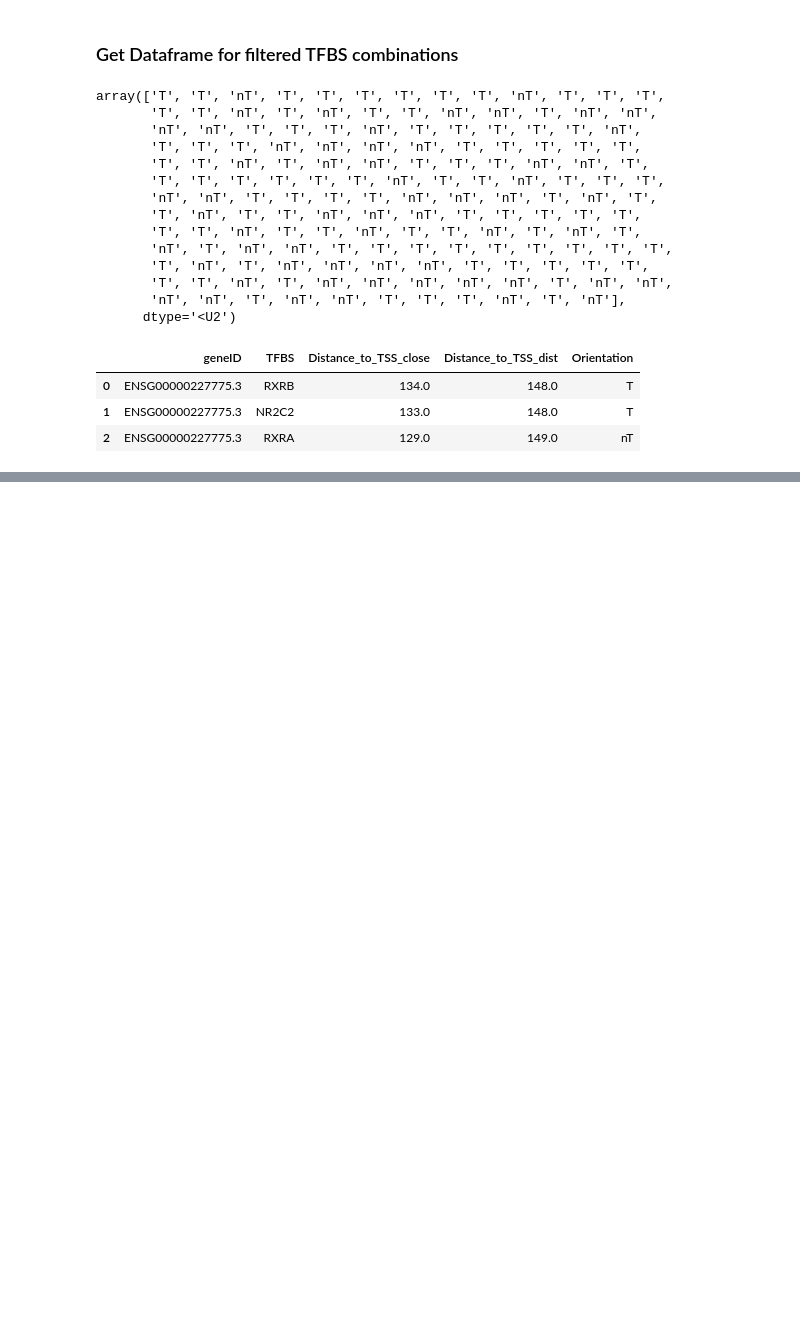
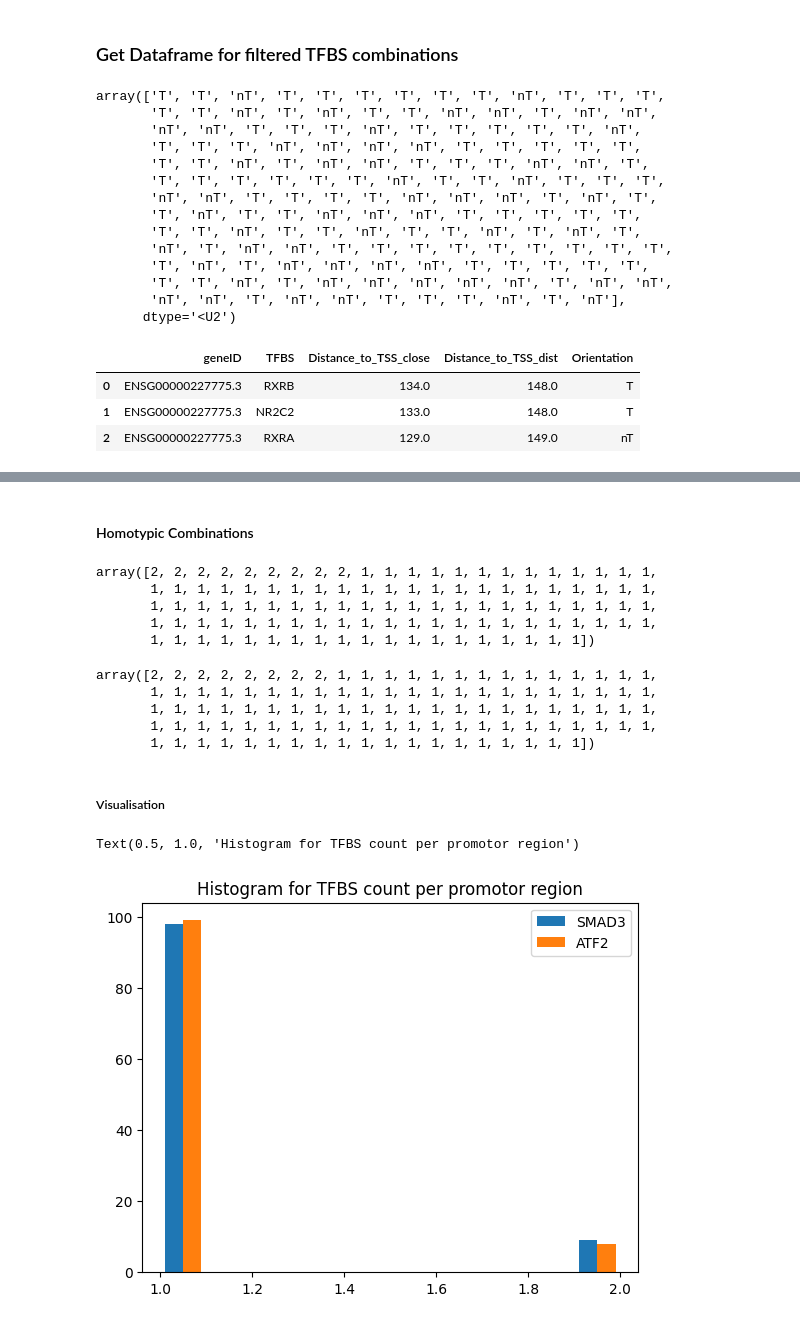
Before and after one commit to JulianMeigen/Bachelor, a Jupyter notebook: 4_Processing_TFBS_Combinations/TFBS_Combinations.ipynb, the cells around one changed output, grey strips where cells are left out. Drawn from its saved outputs; the diff is of its cells as text; code cells hidden in the pictures; blank space fills up the shorter version.

Commit message:
Homotpic combinations visualisation

```diff
--- a/4_Processing_TFBS_Combinations/TFBS_Combinations.ipynb
+++ b/4_Processing_TFBS_Combinations/TFBS_Combinations.ipynb
@@ -221,0 +248,3 @@ df_atf_smad.head(3)
+# %%
+df_atf_smad_prot = expand_tfbs_information_to_df(atf_smad_prot)
+df_atf_smad_prot
@@ -221,0 +265,3 @@ df_atf_smad.head(3)
+# %%
+only_atf_smad = df_atf_smad_prot[df_atf_smad_prot["TFBS"].isin(tfbs_lst)]
+only_atf_smad.head(4)
@@ -221,0 +291,35 @@ df_atf_smad.head(3)
+# %% [markdown]
+#### Homotypic Combinations
+# %%
+smad_homo = only_atf_smad[only_atf_smad["TFBS"] == tfbs_lst[0]]
+smad_homo_counts = smad_homo["geneID"].value_counts().to_numpy()
+smad_homo_counts
+# %% [output]
+array([2, 2, 2, 2, 2, 2, 2, 2, 2, 1, 1, 1, 1, 1, 1, 1, 1, 1, 1, 1, 1, 1,
+       1, 1, 1, 1, 1, 1, 1, 1, 1, 1, 1, 1, 1, 1, 1, 1, 1, 1, 1, 1, 1, 1,
+       1, 1, 1, 1, 1, 1, 1, 1, 1, 1, 1, 1, 1, 1, 1, 1, 1, 1, 1, 1, 1, 1,
+       1, 1, 1, 1, 1, 1, 1, 1, 1, 1, 1, 1, 1, 1, 1, 1, 1, 1, 1, 1, 1, 1,
+       1, 1, 1, 1, 1, 1, 1, 1, 1, 1, 1, 1, 1, 1, 1, 1, 1, 1, 1])
+# %%
+atf_homo = only_atf_smad[only_atf_smad["TFBS"] == tfbs_lst[1]]
+atf_homo_counts= atf_homo["geneID"].value_counts().to_numpy()
+atf_homo_counts
+# %% [output]
+array([2, 2, 2, 2, 2, 2, 2, 2, 1, 1, 1, 1, 1, 1, 1, 1, 1, 1, 1, 1, 1, 1,
+       1, 1, 1, 1, 1, 1, 1, 1, 1, 1, 1, 1, 1, 1, 1, 1, 1, 1, 1, 1, 1, 1,
+       1, 1, 1, 1, 1, 1, 1, 1, 1, 1, 1, 1, 1, 1, 1, 1, 1, 1, 1, 1, 1, 1,
+       1, 1, 1, 1, 1, 1, 1, 1, 1, 1, 1, 1, 1, 1, 1, 1, 1, 1, 1, 1, 1, 1,
+       1, 1, 1, 1, 1, 1, 1, 1, 1, 1, 1, 1, 1, 1, 1, 1, 1, 1, 1])
+# %% [markdown]
+##### Visualisation
+# %%
+## Visualisation
+x = np.arange(len(atf_homo_counts))
+width = 0.35
+plt.hist([smad_homo_counts,atf_homo_counts],  label=["SMAD3","ATF2"], histtype="bar")
+plt.legend()
+plt.title("Histogram for TFBS count per promotor region")
+#plt.savefig("/sybig/home/jme/Bachelorarbeit/4.1_Visualisation_TFBS_combinations/ATF2_SMAD3_Histogram_TFBS_Count_per_Promotor.png")
+# %% [output]
+Text(0.5, 1.0, 'Histogram for TFBS count per promotor region')
+[figure, added]
```
Also changed, not shown: parts of 10 cells of this notebook, 2 other files.
